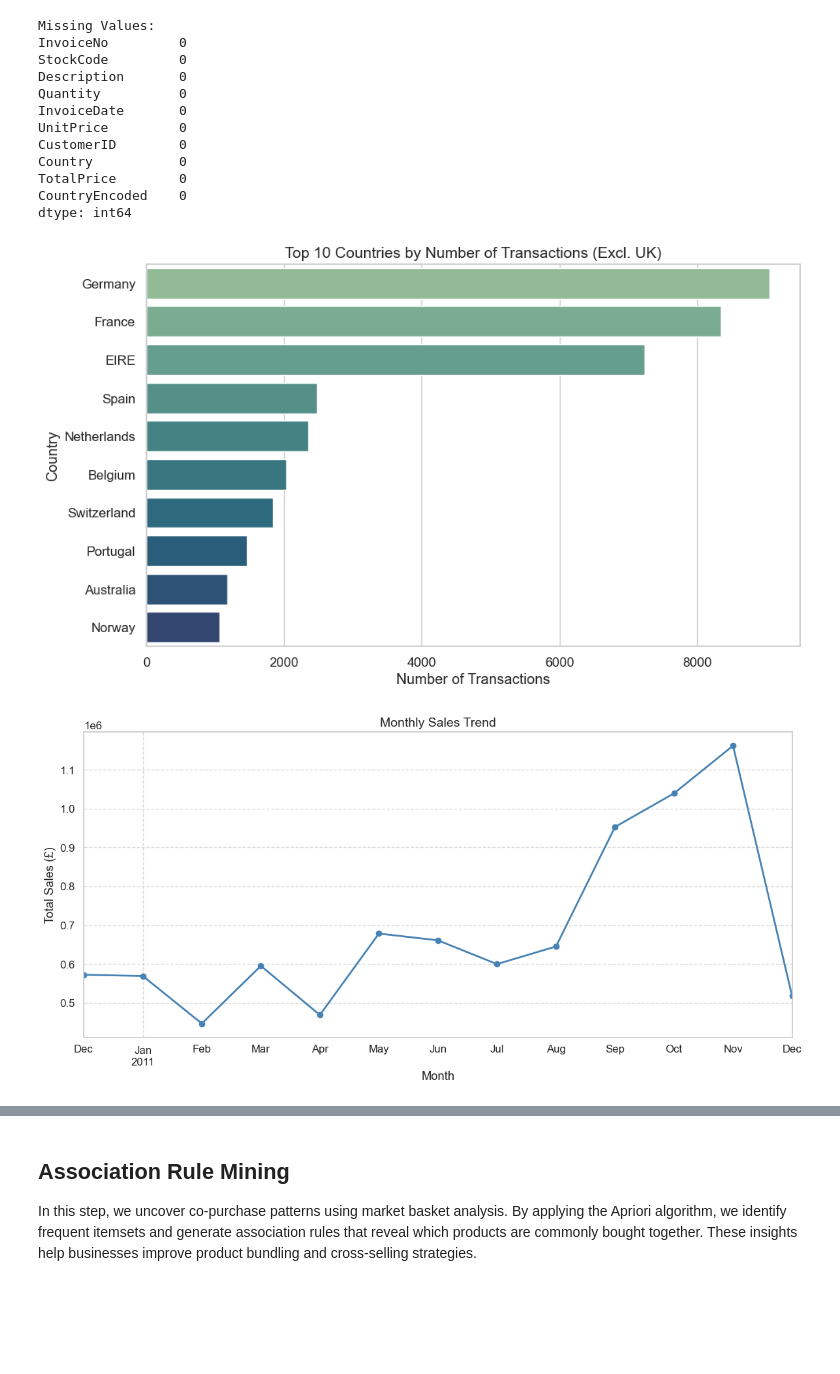
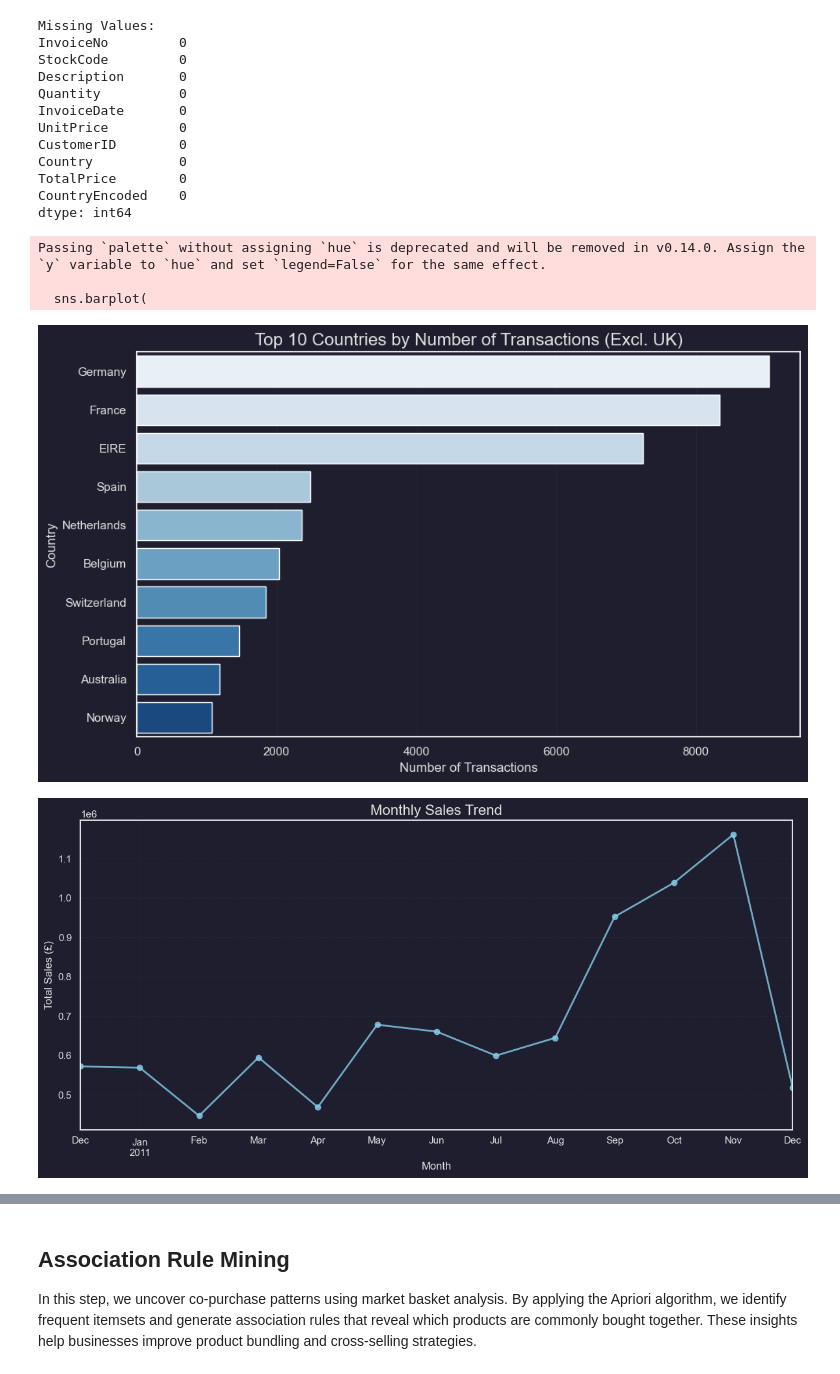
Before and after one commit to Rimocide/DataMiningProject, a Jupyter notebook: projectcode.ipynb, the cells around one changed output, grey strips where cells are left out. Cells and saved outputs as stored; diff of their text form; code cells hidden in the pictures; blank space fills up the shorter version.

```diff
--- a/projectcode.ipynb
+++ b/projectcode.ipynb
@@ -182,43 +182,83 @@ TotalPrice        0
 CountryEncoded    0
 dtype: int64
 # %%
-#Setting Seaborn theme
-sns.set_theme(style="whitegrid", palette="deep", font_scale=1.1)
-# Top 10 countries by number of transactions (excluding UK)
+import matplotlib.pyplot as plt
+import seaborn as sns
+import matplotlib as mpl
+
+# Custom Breeze Dark-like Theme
+background_color = "#1e1e2f"   # Dark slate (like Breeze Dark)
+grid_color = "#2e2e3e"
+text_color = "#e0e0e0"
+highlight_color = "#61afef"   # Cool blue
+accent_palette = ["#61afef", "#98c379", "#e06c75", "#c678dd", "#56b6c2"]
+
+# Apply to Matplotlib
+mpl.rcParams.update({
+    "figure.facecolor": background_color,
+    "axes.facecolor": background_color,
+    "axes.edgecolor": grid_color,
+    "axes.labelcolor": text_color,
+    "xtick.color": text_color,
+    "ytick.color": text_color,
+    "text.color": text_color,
+    "axes.grid": True,
+    "grid.color": grid_color,
+    "grid.alpha": 0.4,
+    "legend.edgecolor": grid_color,
+    "legend.facecolor": "#2b2b3b",
+    "savefig.facecolor": background_color
+})
+
+# Apply to Seaborn
+sns.set_theme(
+    style="darkgrid",
+    palette=accent_palette,
+    rc={
+        "axes.facecolor": background_color,
+        "figure.facecolor": background_color,
+        "axes.labelcolor": text_color,
+        "text.color": text_color,
+        "xtick.color": text_color,
+        "ytick.color": text_color,
+        "grid.color": grid_color
+    }
+)
+
 top_countries = df[df['Country'] != 'United Kingdom']['Country'].value_counts().head(10)
 
-# Plot top countries
 plt.figure(figsize=(10, 6))
 sns.barplot(
     x=top_countries.values,
     y=top_countries.index,
-    hue=top_countries.index,
-    dodge=False,
-    palette='crest',
-    legend=False
+    palette="Blues"
 )
-plt.title('Top 10 Countries by Number of Transactions (Excl. UK)', fontsize=14)
+plt.title('Top 10 Countries by Number of Transactions (Excl. UK)', fontsize=16)
 plt.xlabel('Number of Transactions')
 plt.ylabel('Country')
 plt.tight_layout()
 plt.show()
 # %% [output]
+Passing `palette` without assigning `hue` is deprecated and will be removed in v0.14.0. Assign the `y` variable to `hue` and set `legend=False` for the same effect.
+
+  sns.barplot(
-[figure, old version]
+[figure, new version]
 # %%
-# Monthly sales trend
 df['InvoiceMonth'] = df['InvoiceDate'].dt.to_period('M')
 monthly_sales = df.groupby('InvoiceMonth')['TotalPrice'].sum()
 
 plt.figure(figsize=(12, 6))
-monthly_sales.plot(kind='line', marker='o', color='steelblue', linewidth=2)
-plt.title('Monthly Sales Trend', fontsize=14)
+monthly_sales.plot(
+    kind='line', marker='o', color='skyblue', linewidth=2, alpha=0.8
+)
+plt.title('Monthly Sales Trend', fontsize=16)
 plt.xlabel('Month')
 plt.ylabel('Total Sales (£)')
-plt.grid(True, linestyle='--', alpha=0.7)
+plt.grid(True, linestyle='--', alpha=0.5)
 plt.tight_layout()
 plt.show()
 # %% [output]
-[figure, old version]
+[figure, new version]
 # %%
 # Top Selling Products
 top_items = df.groupby('Description')['Quantity'].sum().sort_values(ascending=False).head(10)
```
Also changed, not shown: parts of 6 cells of this notebook, 1 other file.
